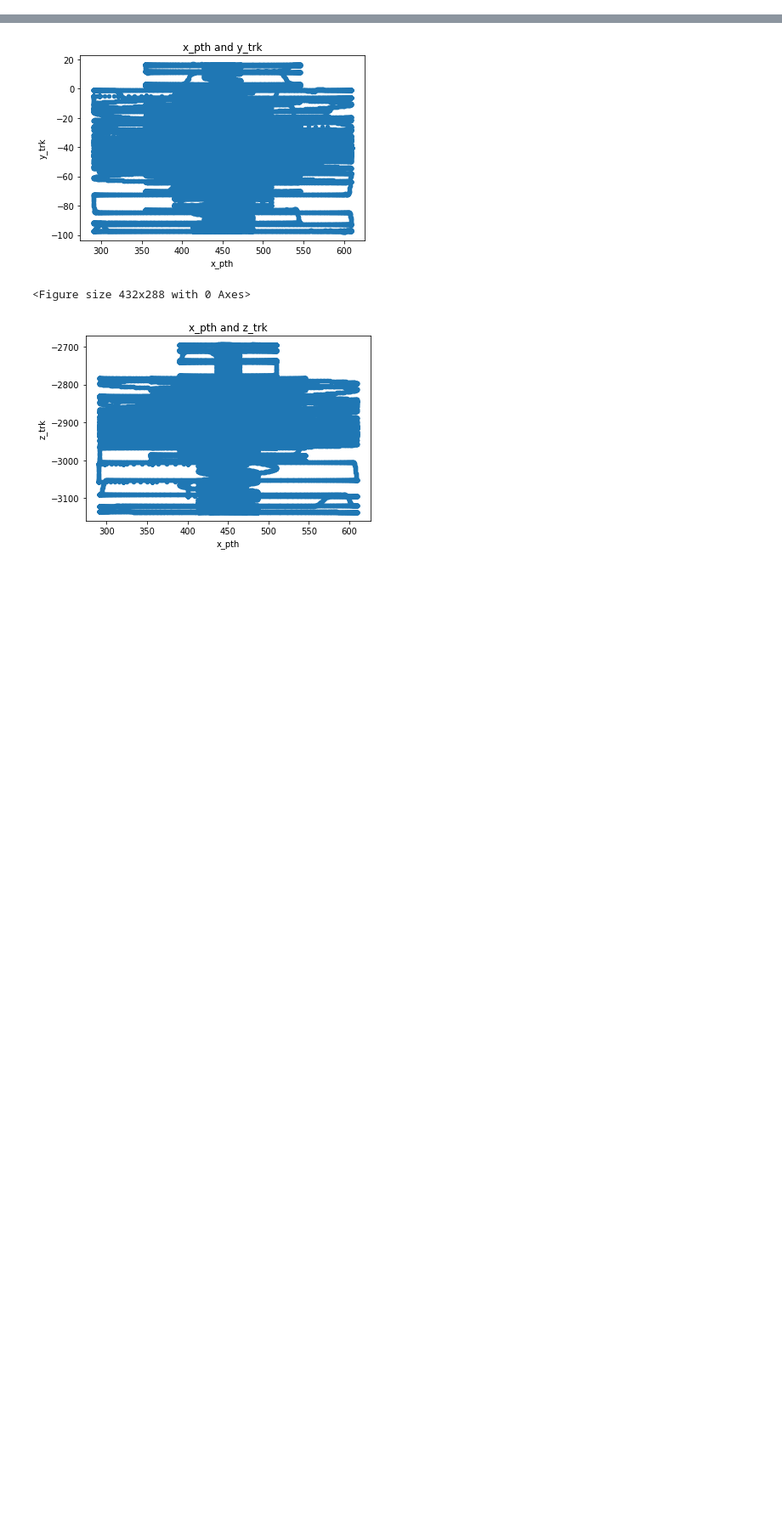
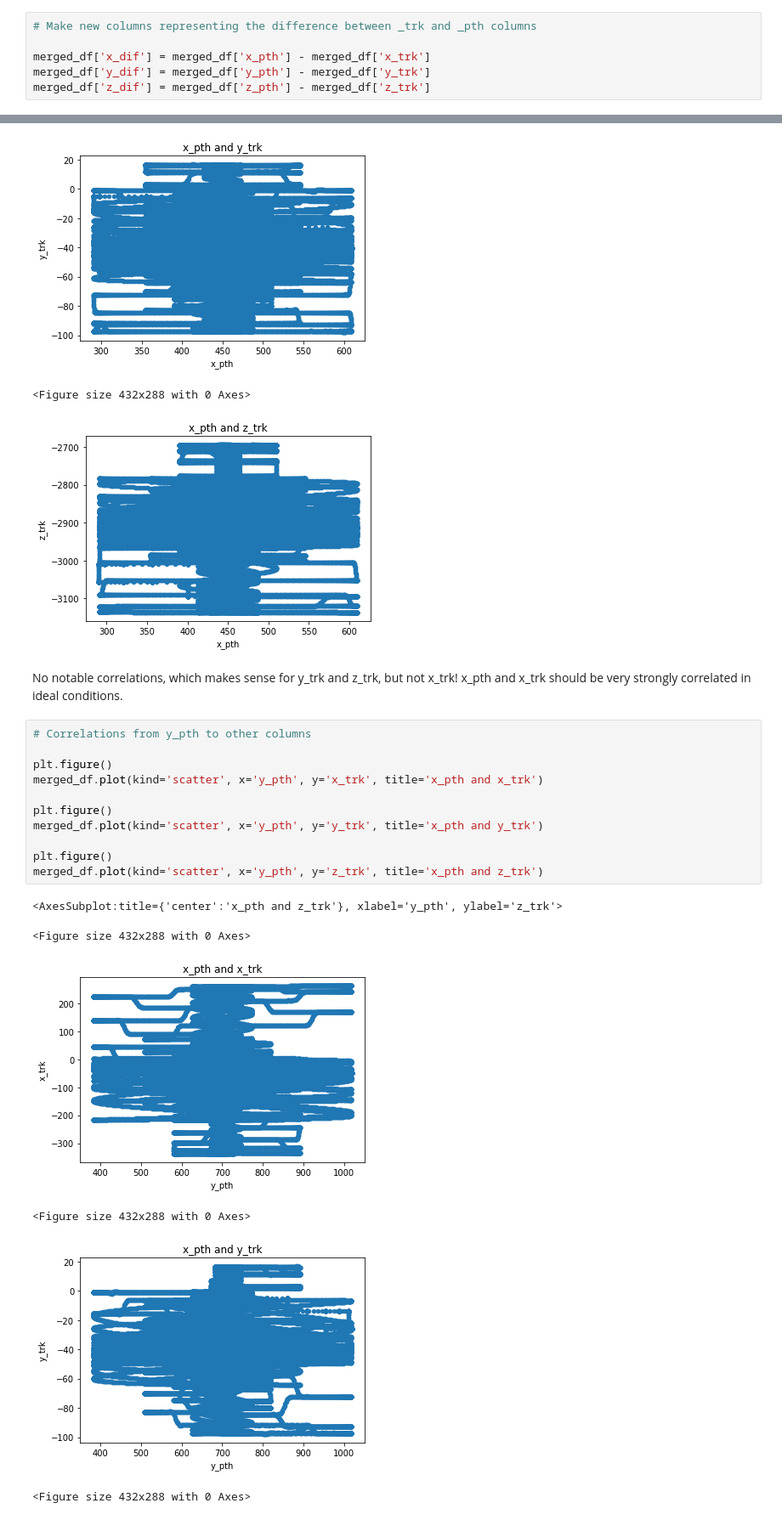
Before and after one commit to stephenhgregory/MachinaLabsThing, a Jupyter notebook: path/path_data_analysis.ipynb, the cells around one changed output, grey strips where cells are left out. Shown at 85% size. Saved outputs shown, nothing was run; the diff lists cells and outputs as text; blank space fills up the shorter version.

```diff
--- a/path/path_data_analysis.ipynb
+++ b/path/path_data_analysis.ipynb
@@ -159 +163,7 @@ merged_df.head()
+# %%
+# Make new columns representing the difference between _trk and _pth columns
+
+merged_df['x_dif'] = merged_df['x_pth'] - merged_df['x_trk']
+merged_df['y_dif'] = merged_df['y_pth'] - merged_df['y_trk']
+merged_df['z_dif'] = merged_df['z_pth'] - merged_df['z_trk']
 # %% [markdown]
@@ -177,3 +187,23 @@ merged_df.plot(kind='scatter', x='x_pth', y='z_trk', title='x_pth and z_trk')
 [figure]
 <Figure size 432x288 with 0 Axes>
 [figure]
+# %% [markdown]
+No notable correlations, which makes sense for y_trk and z_trk, but not x_trk! x_pth and x_trk should be very strongly correlated in ideal conditions.
+# %%
+# Correlations from y_pth to other columns
+
+plt.figure()
+merged_df.plot(kind='scatter', x='y_pth', y='x_trk', title='x_pth and x_trk')
+
+plt.figure()
+merged_df.plot(kind='scatter', x='y_pth', y='y_trk', title='x_pth and y_trk')
+
+plt.figure()
+merged_df.plot(kind='scatter', x='y_pth', y='z_trk', title='x_pth and z_trk')
+# %% [output]
+<AxesSubplot:title={'center':'x_pth and z_trk'}, xlabel='y_pth', ylabel='z_trk'>
+<Figure size 432x288 with 0 Axes>
+[figure, added]
+<Figure size 432x288 with 0 Axes>
+[figure, added]
+<Figure size 432x288 with 0 Axes>
```
Also changed, not shown: parts of 21 cells of this notebook.
